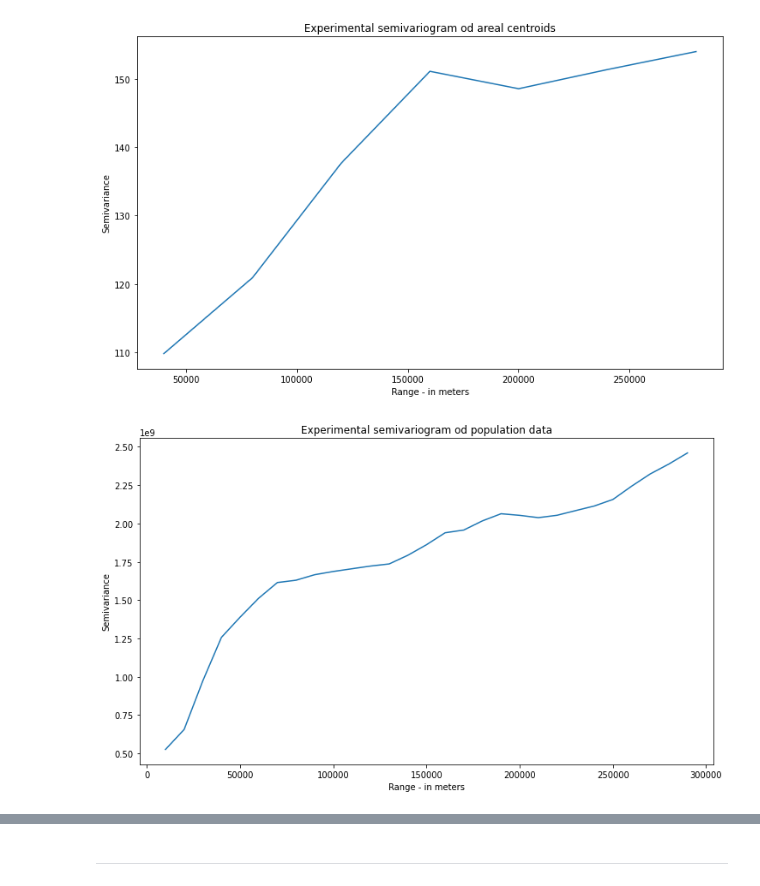
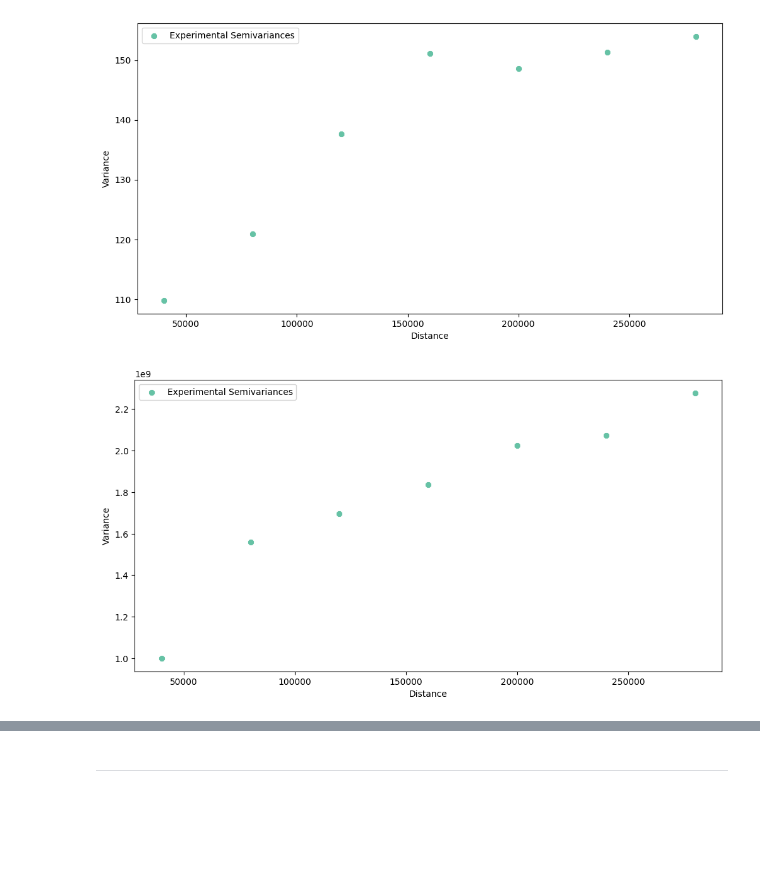
Before and after one commit to SimonMolinsky/pyinterpolate-paper, a Jupyter notebook: paper-examples/example-use-case/joss paper example.ipynb, the cells around one changed output, grey strips where cells are left out. Saved outputs shown, nothing was run; the diff lists cells and outputs as text; code cells hidden in the pictures; blank space fills up the shorter version.

```diff
--- a/paper-examples/example-use-case/joss paper example.ipynb
+++ b/paper-examples/example-use-case/joss paper example.ipynb
@@ -24,0 +20,3 @@ points_in_area = get_points_within_area(areal_data, point_data, areal_id_col_nam
+# %%
+blocks = Blocks()
+blocks.from_file(areal_data, value_col=areal_val, index_col=areal_id)
@@ -25,47 +32,25 @@ points_in_area = get_points_within_area(areal_data, point_data, areal_id_col_nam
 # %%
 maximum_range = 300000
 step_size = 40000
 
-dt = areal_data_prepared[:, 2:]  # x, y, val
-exp_semivar = calculate_semivariance(data=dt, step_size=step_size, max_range=maximum_range)
+dt = blocks.data[['centroid.x', 'centroid.y', blocks.value_column_name]]  # x, y, val
+exp_semivar = build_experimental_variogram(input_array=dt, step_size=step_size, max_range=maximum_range)
 
 # Plot experimental semivariogram
 
-plt.figure(figsize=(12, 7))
-plt.plot(exp_semivar[:, 0], exp_semivar[:, 1])
-plt.title('Experimental semivariogram od areal centroids')
-plt.xlabel('Range - in meters')
-plt.ylabel('Semivariance')
-plt.show()
+exp_semivar.plot()
 # %% [output]
-[figure, old version]
+[figure, new version]
 # %%
-def build_point_array(points):
-    a = None
-
-    for rec in points:
-        if a is None:
-            a = rec.copy()
-        else:
-            a = np.vstack((a, rec))
-
-    return a
-
 maximum_point_range = 300000
 step_size_points = 10000
 
-
-pt = build_point_array(points_in_area[:, 1])  # x, y, val
-exp_semivar = calculate_semivariance(data=pt, step_size=step_size_points, max_range=maximum_point_range)
+pt = point_support.point_support[['x', 'y', point_support.value_column]].values
+exp_semivar = build_experimental_variogram(input_array=pt, step_size=step_size, max_range=maximum_range)
 
 # Plot experimental semivariogram
 
-plt.figure(figsize=(12, 7))
-plt.plot(exp_semivar[:, 0], exp_semivar[:, 1])
-plt.title('Experimental semivariogram od population data')
-plt.xlabel('Range - in meters')
-plt.ylabel('Semivariance')
-plt.show()
+exp_semivar.plot()
 # %% [output]
-[figure, old version]
+[figure, new version]
 # %%
```
Also changed, not shown: parts of 11 cells of this notebook, 4 other files.
